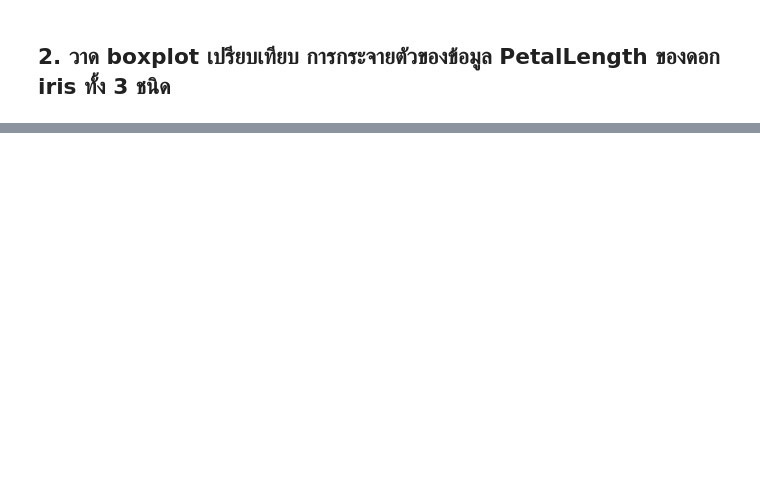
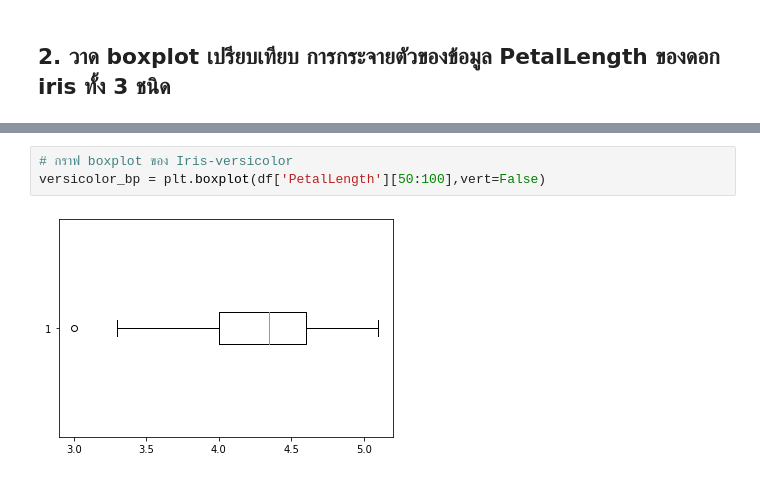
Before and after one commit to siriwat-heart/data_viz_2022, a Jupyter notebook: DataViz02_Data_Distribution.ipynb, the cells around one changed output, grey strips where cells are left out. Saved outputs shown, nothing was run; the diff lists cells and outputs as text; blank space fills up the shorter version.

```diff
--- a/DataViz02_Data_Distribution.ipynb
+++ b/DataViz02_Data_Distribution.ipynb
@@ -327,0 +320,5 @@ plt.boxplot(df['PetalLength'],vert=False,showmeans=True,meanprops={'marker':'o'}
+# %%
+# กราฟ boxplot ของ Iris-versicolor
+versicolor_bp = plt.boxplot(df['PetalLength'][50:100],vert=False)
+# %% [output]
+[figure, added]
```
Also changed, not shown: parts of 11 cells of this notebook.
